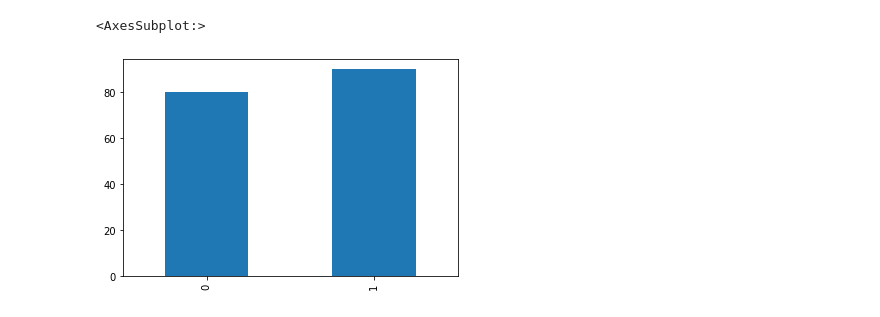
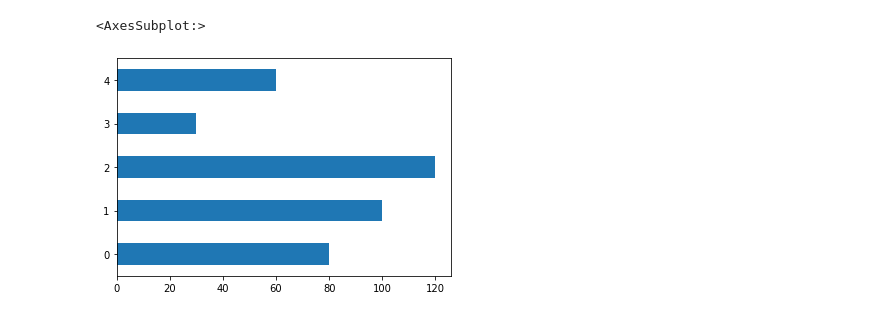
Before and after one commit to OmarEltouny78/GradDash, a Jupyter notebook: GameGrad.ipynb, the cells around one changed output. Saved outputs shown, nothing was run; the diff lists cells and outputs as text; code cells hidden in the pictures.

```diff
--- a/GameGrad.ipynb
+++ b/GameGrad.ipynb
@@ -41,7 +54,27 @@ user
-# %%
-user['Active']=user['Play']+user['Solve']
-# %%
-user['Passive']=user['Idle']+user['Looking at']
+# %%
+charachters=[]
+real=[]
+virtual=[]
+play=[]
+achieve=[]
+failed=[]
+idle=[]
+for i in range(len(json_data)):
+    charachters.append(json_data[i]['user']['Passive']['Looking at']['Charachter'])
+    real.append(json_data[i]['user']['Passive']['Looking at']['Enviornment']['Real'])
+    virtual.append(json_data[i]['user']['Passive']['Looking at']['Enviornment']['Virtual'])
+    play.append(json_data[i]['user']['Active']['Play'])
+    achieve.append(json_data[i]['user']['Active']['Solve']['Achieve'])
+    failed.append(json_data[i]['user']['Active']['Solve']['Failed'])
+    idle.append(json_data[i]['user']['Passive']['Idle'])
+# %%
+user['Charachters']=charachters
+user['Real']=real
+user['Virtual']=virtual
+user['Play']=play
+user['Achieve']=achieve
+user['Failed']=failed
+user['Idle']=idle
 # %%
 user
 # %% [output]
@@ -51,5 +87,5 @@ user
 # %%
-user['Active'].plot(kind='bar')
+user['Play'].plot(kind='barh')
 # %% [output]
 <AxesSubplot:>
-[figure, old version]
+[figure, new version]
```
Also changed, not shown: parts of 27 cells of this notebook, 6 other files.
